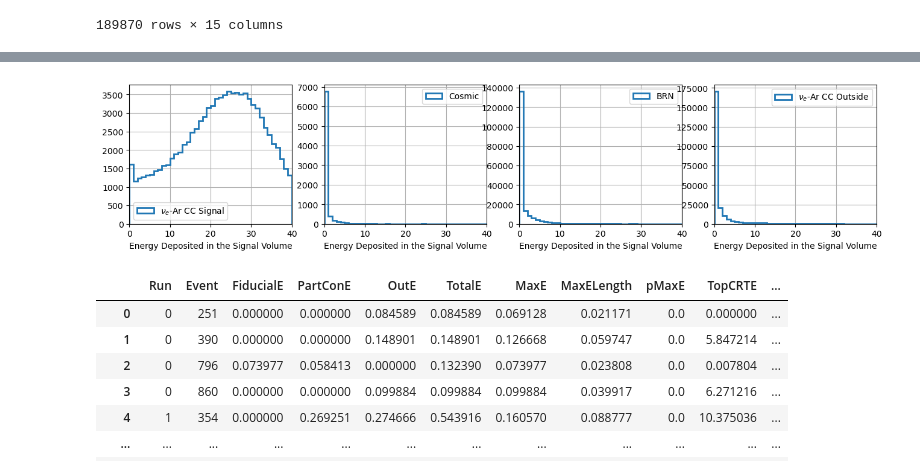
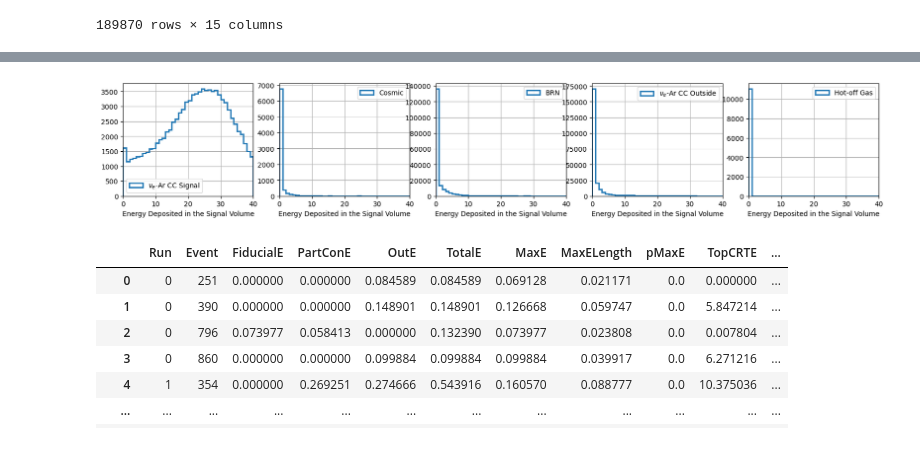
Before and after one commit to yuntsebaryon/SimpleCosmics, a Jupyter notebook: G4Analysis/checkEFrac_v2.ipynb, the cells around one changed output, grey strips where cells are left out. Saved outputs shown, nothing was run; the diff lists cells and outputs as text; code cells hidden in the pictures.

```diff
--- a/G4Analysis/checkEFrac_v2.ipynb
+++ b/G4Analysis/checkEFrac_v2.ipynb
@@ -9,11 +9,13 @@ cosmicFile = '/Users/yuntse/data/coherent/preLArTPC/analysis/EFracv2/cosmicEFrac
 signalFile = '/Users/yuntse/data/coherent/preLArTPC/analysis/EFracv2/nueArCCSignalEFrac.csv'
 nueOutFile = '/Users/yuntse/data/coherent/preLArTPC/analysis/EFracv2/nueArCCoutEFrac.csv'
 brnFile = '/Users/yuntse/data/coherent/preLArTPC/analysis/EFracv2/brnEFrac.csv'
+hogFile = '/Users/yuntse/data/coherent/preLArTPC/analysis/EFracv2/hogEFrac.csv'
 # %%
 cosmic = pd.read_csv( cosmicFile )
 signal = pd.read_csv( signalFile )
 nueOut = pd.read_csv( nueOutFile )
 brn = pd.read_csv( brnFile )
+hog = pd.read_csv( hogFile )
 # %%
 cosmic
 # %% [output]
@@ -67,23 +85,25 @@ cosmic['SignalVolE'] = cosmic.FiducialE + cosmic.PartConE
 signal['SignalVolE'] = signal.FiducialE + signal.PartConE
 nueOut['SignalVolE'] = nueOut.FiducialE + nueOut.PartConE
 brn['SignalVolE'] = brn.FiducialE + brn.PartConE
+hog['SignalVolE'] = hog.FiducialE + hog.PartConE
 # %%
-fig, ax = plt.subplots(1, 4, figsize = (16, 3))
+fig, ax = plt.subplots(1, 5, figsize = (20, 3))
 
 ax[0].hist( signal.SignalVolE, bins = np.linspace(0, 40, 41), histtype = 'step', lw = 2, label = r'$\nu_e$-Ar CC Signal')
 ax[1].hist( cosmic.SignalVolE, bins = np.linspace(0, 40, 41), histtype = 'step', lw = 2, label = 'Cosmic')
 ax[2].hist( brn.SignalVolE, bins = np.linspace(0, 40, 41), histtype = 'step', lw = 2, label = 'BRN')
 ax[3].hist( nueOut.SignalVolE, bins = np.linspace(0, 40, 41), histtype = 'step', lw = 2, label = r'$\nu_e$-Ar CC Outside')
+ax[4].hist( hog.SignalVolE, bins = np.linspace(0, 40, 41), histtype = 'step', lw = 2, label = 'Hot-off Gas')
 
 
 
 for iax in ax:
     iax.set_xlabel('Energy Deposited in the Signal Volume')
     iax.set_xlim([0, 40])
     iax.grid(':')
     iax.legend()
 # %% [output]
-[figure, old version]
+[figure, new version]
 # %%
 cosmic['SignalVolEFrac'] = cosmic.SignalVolE / cosmic.TotalE
 cosmic
```
Also changed, not shown: parts of 24 cells of this notebook, 2 other files.
